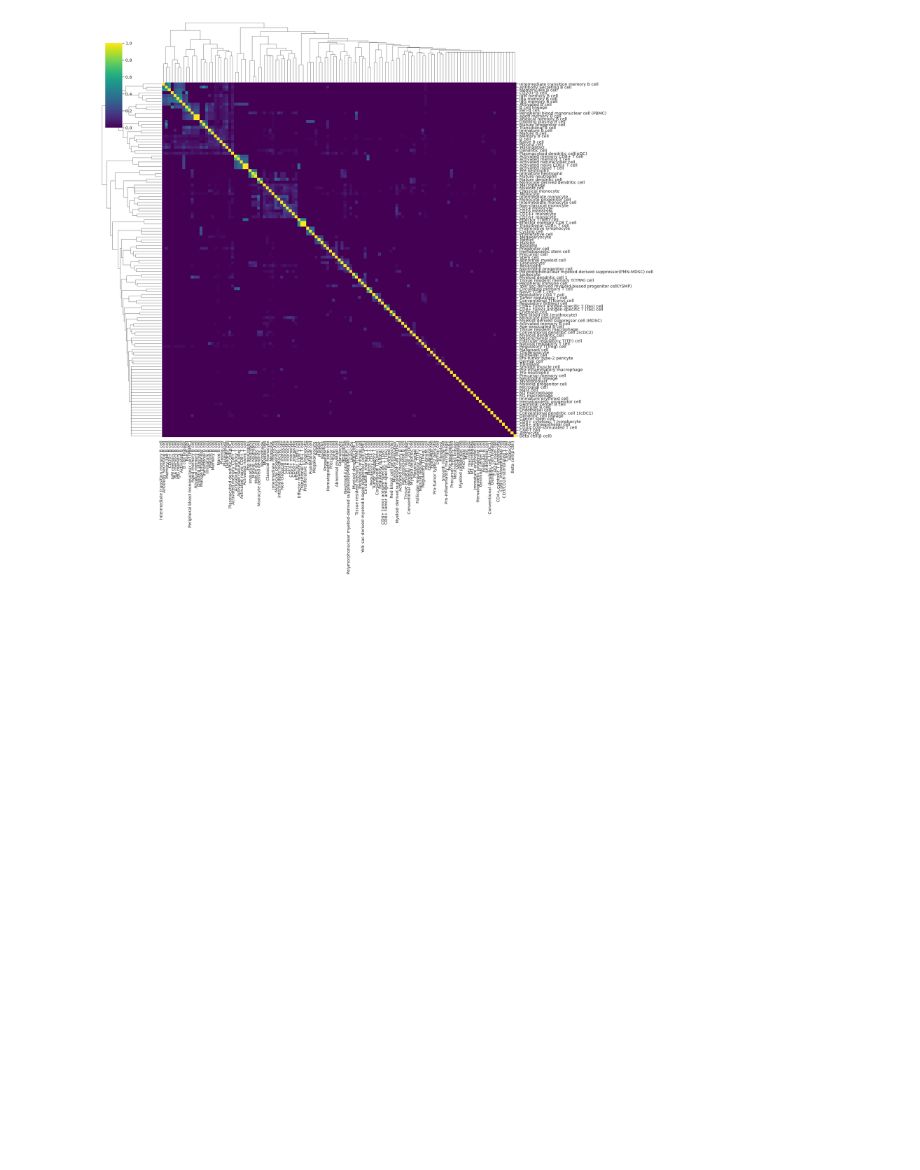
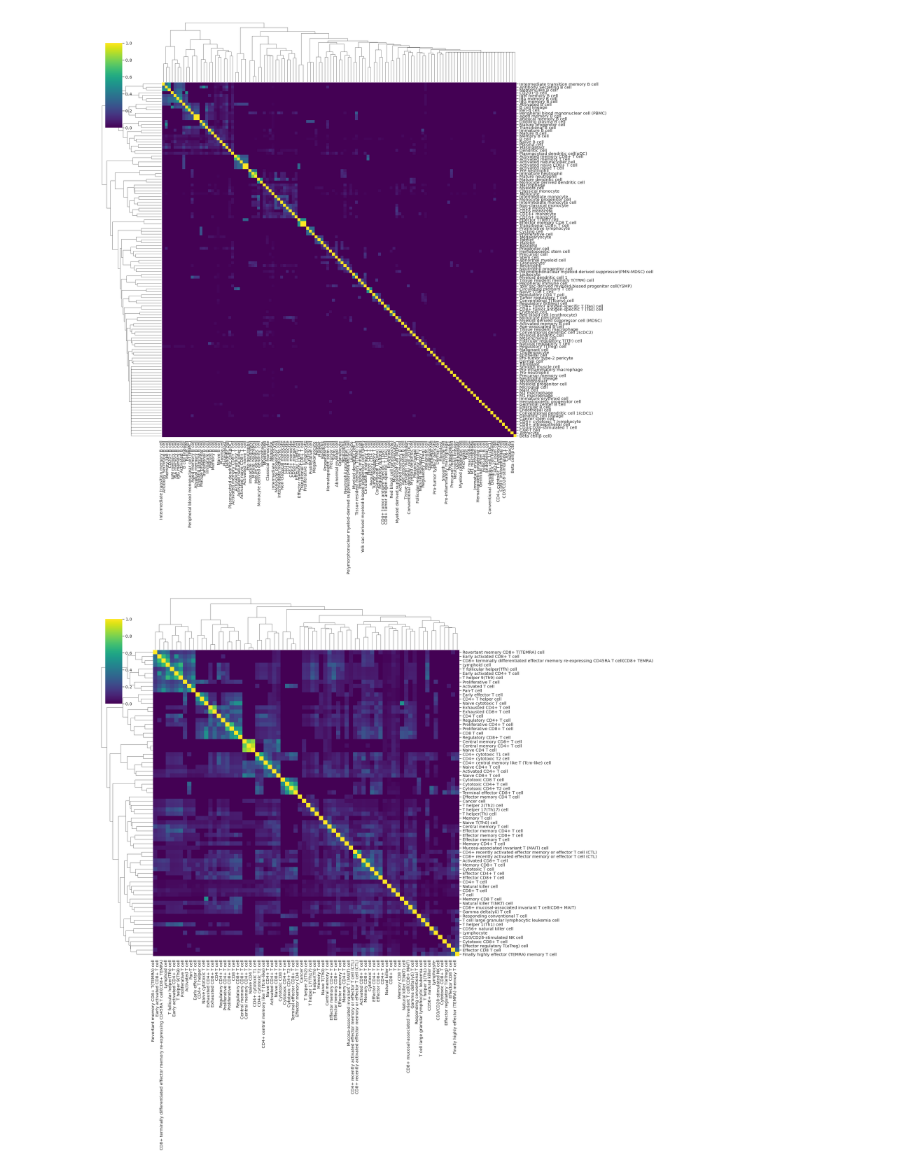
Before and after one commit to bionetslab/netmap-evaluation, a Jupyter notebook: src/manuscript_blood/external_knowledge/marker_gene_clusters.ipynb, the cells around one changed output. Saved outputs shown, nothing was run; the diff lists cells and outputs as text; code cells hidden in the pictures; blank space fills up the shorter version.

```diff
--- a/src/manuscript_blood/external_knowledge/marker_gene_clusters.ipynb
+++ b/src/manuscript_blood/external_knowledge/marker_gene_clusters.ipynb
@@ -245,3 +224,66 @@ plt.savefig("clustered_heatmap_others.pdf", format="pdf")
 plt.show()
 # %% [output]
 [figure]
+# %%
+import pandas as pd
+import numpy as np
+import seaborn as sns
+import matplotlib.pyplot as plt
+from scipy.spatial.distance import pdist, squareform
+from scipy.cluster.hierarchy import linkage, dendrogram
+
+# 1. Prepare Data & Compute Jaccard Index
+# Grouping markers into sets per cell type
+cm = cellmarker[(cellmarker.tissue_type.isin(['Peripheral blood', 'Blood'])) & (cellmarker.species.isin(['Human'])) & (cellmarker.cell_name.isin(group_2))]
+marker_sets = cm.groupby('cell_name')['marker'].apply(set).to_dict()
+names = list(marker_sets.keys())
+
+def jaccard_similarity(set1, set2):
+    intersection = len(set1.intersection(set2))
+    union = len(set1.union(set2))
+    return intersection / union if union > 0 else 0
+
+# Create similarity matrix
+n = len(names)
+sim_matrix = np.zeros((n, n))
+for i in range(n):
+    for j in range(n):
+        sim_matrix[i, j] = jaccard_similarity(marker_sets[names[i]], marker_sets[names[j]])
+
+# 2. Compute Clustering
+# Convert similarity to distance: Distance = 1 - Similarity
+dist_matrix = 1 - sim_matrix
+# Ensure it's a condensed distance matrix for scipy
+condensed_dist = pdist(dist_matrix) # or use squareform if matrix is already distance-based
+Z = linkage(squareform(dist_matrix), method='ward')
+
+# 3. Show Heatmap with Dendrogram
+df_sim = pd.DataFrame(sim_matrix, index=names, columns=names)
+# Set aesthetic parameters for better readability
+sns.set_theme(style="white")
+sns.set_context("paper", font_scale=1.2)
+
+# Create the clustermap
+g = sns.clustermap(
+    df_sim,
+    row_linkage=Z,
+    col_linkage=Z,
+    cmap='viridis',
+    figsize=(20 ,20),      # Increased size for better spacing
+    xticklabels=True,      # Ensure all labels are shown
+    yticklabels=True,
+    dendrogram_ratio=0.15, # Shrink dendrogram to give more room to the heatmap
+    cbar_pos=(0.02, 0.8, 0.03, 0.15) # Move colorbar to avoid overlapping labels
+)
+
+# Rotate labels to prevent overlapping
+plt.setp(g.ax_heatmap.get_xticklabels(), ha='right')
+plt.setp(g.ax_heatmap.get_yticklabels(), rotation=0)
+
+
+# Save the plot as a PDF
+plt.savefig("/data_nfs/og86asub/netmap/netmap-evaluation/results/figures/plots/clustered_heatmap_group_2.pdf", format="pdf")
+
+plt.show()
+# %% [output]
+[figure, added]
```
Also changed, not shown: parts of 3 cells of this notebook, 31 other files.
